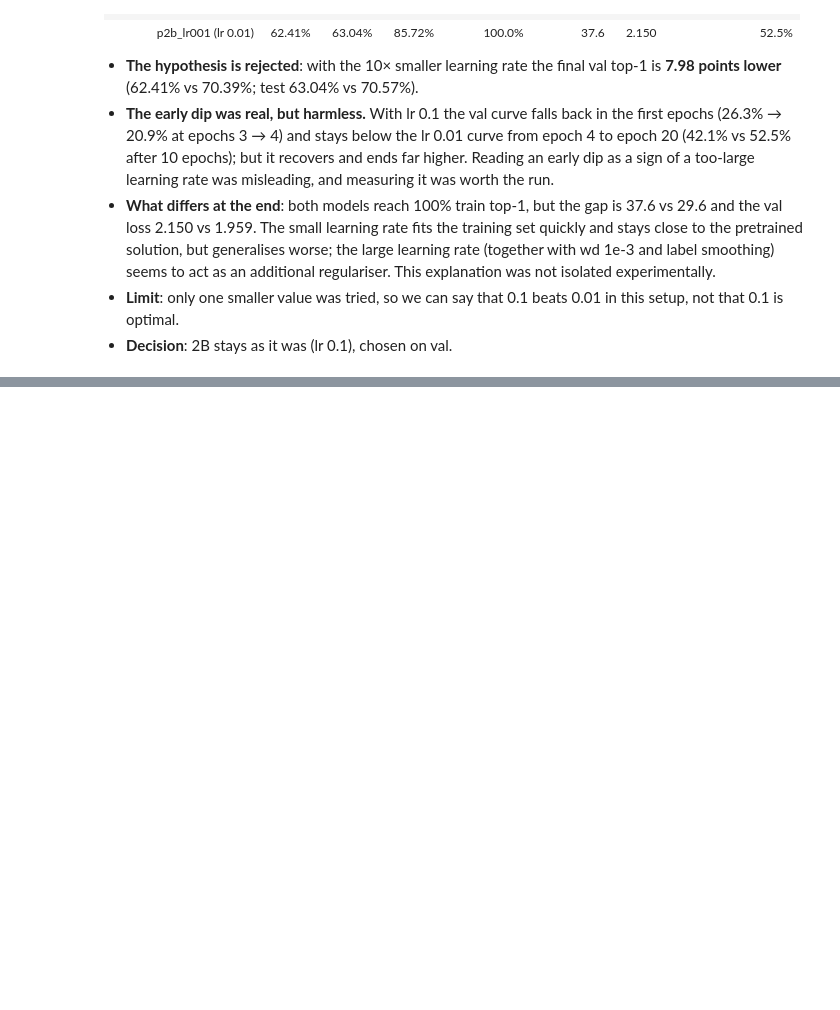
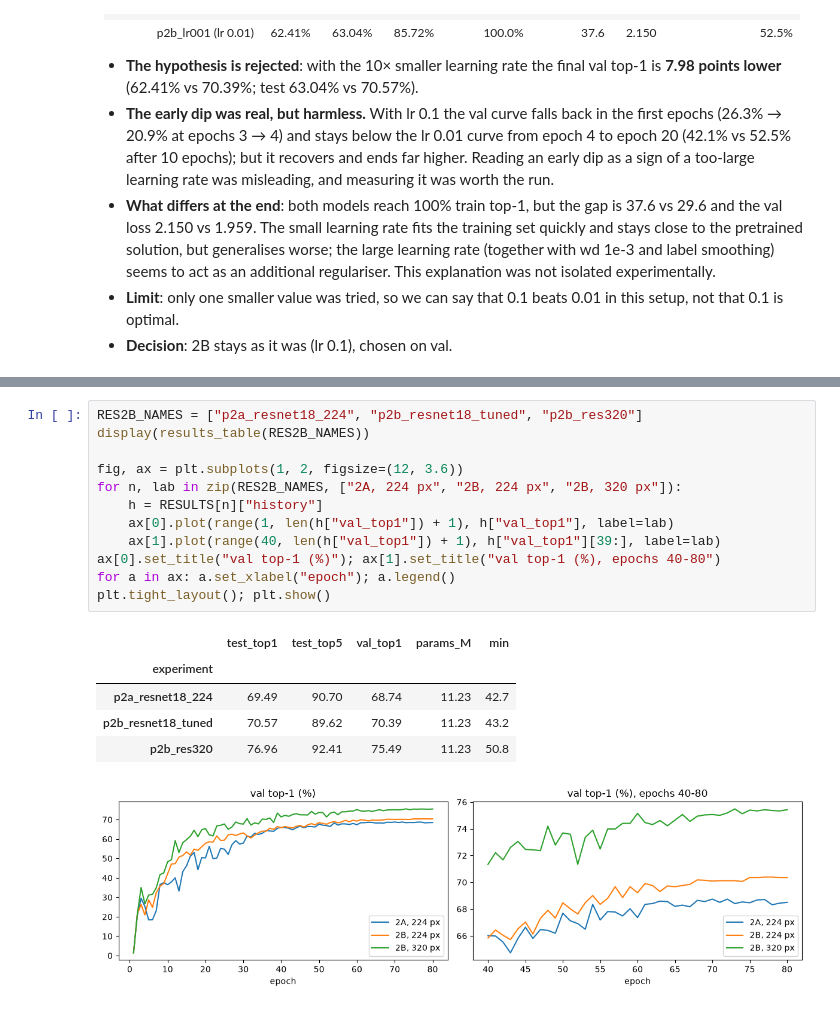
Before and after one commit to LuyaoMa-ace/IPCV_HW, a Jupyter notebook: assignment_module_two_executed.ipynb, the cells around one changed output, grey strips where cells are left out. Cells and saved outputs as stored; diff of their text form; blank space fills up the shorter version.

```diff
--- a/assignment_module_two_executed.ipynb
+++ b/assignment_module_two_executed.ipynb
@@ -1312,0 +1330,19 @@ plt.tight_layout(); plt.show()
+# %%
+RES2B_NAMES = ["p2a_resnet18_224", "p2b_resnet18_tuned", "p2b_res320"]
+display(results_table(RES2B_NAMES))
+
+fig, ax = plt.subplots(1, 2, figsize=(12, 3.6))
+for n, lab in zip(RES2B_NAMES, ["2A, 224 px", "2B, 224 px", "2B, 320 px"]):
+    h = RESULTS[n]["history"]
+    ax[0].plot(range(1, len(h["val_top1"]) + 1), h["val_top1"], label=lab)
+    ax[1].plot(range(40, len(h["val_top1"]) + 1), h["val_top1"][39:], label=lab)
+ax[0].set_title("val top-1 (%)"); ax[1].set_title("val top-1 (%), epochs 40-80")
+for a in ax: a.set_xlabel("epoch"); a.legend()
+plt.tight_layout(); plt.show()
+# %% [output]
+|  | test_top1 | test_top5 | val_top1 | params_M | min |
+| experiment |  |  |  |  |  |
+| p2a_resnet18_224 | 69.49 | 90.70 | 68.74 | 11.23 | 42.7 |
+| p2b_resnet18_tuned | 70.57 | 89.62 | 70.39 | 11.23 | 43.2 |
+| p2b_res320 | 76.96 | 92.41 | 75.49 | 11.23 | 50.8 |
+[figure, added]
```
Also changed, not shown: parts of 22 cells of this notebook, 2 other files.
